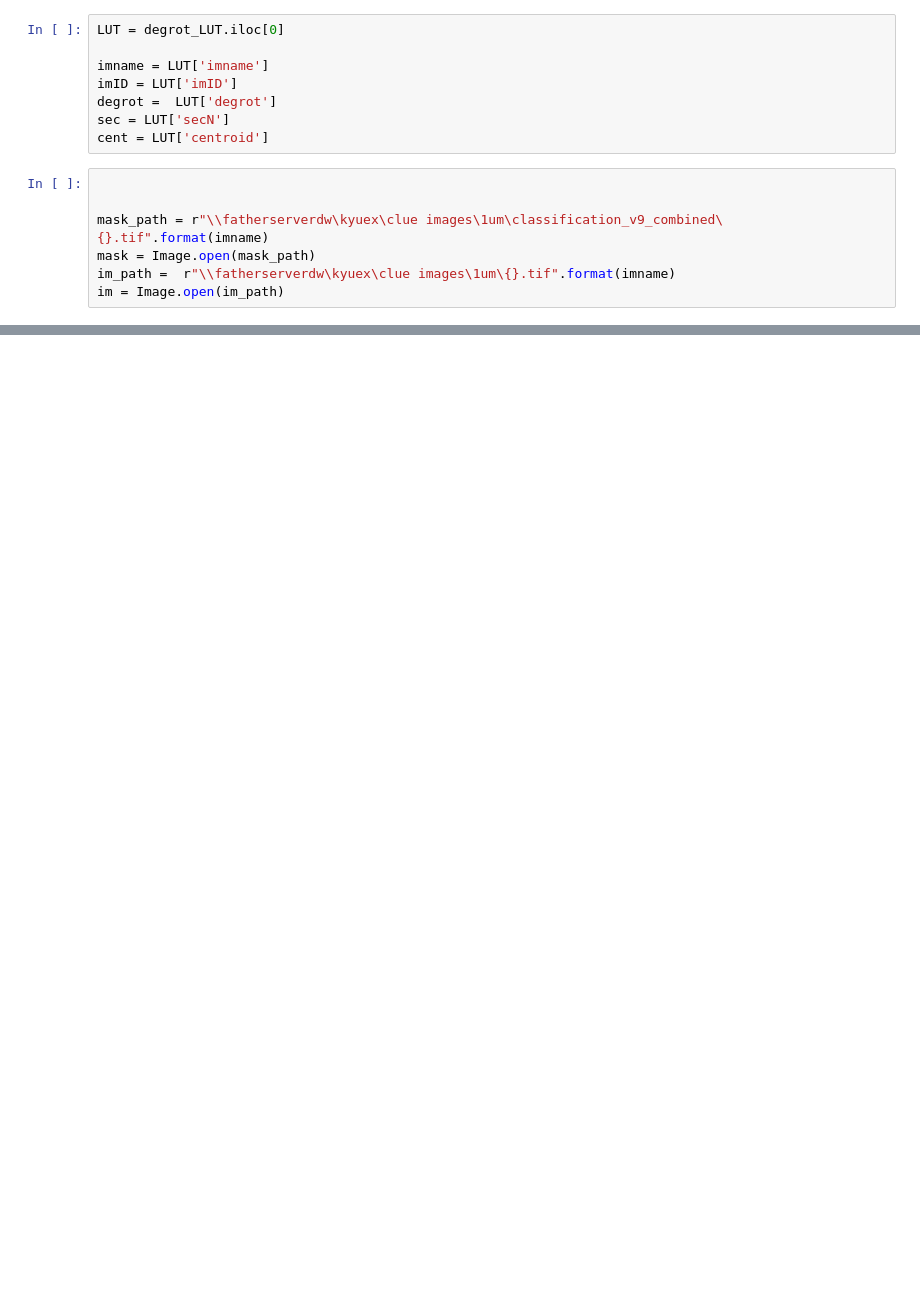
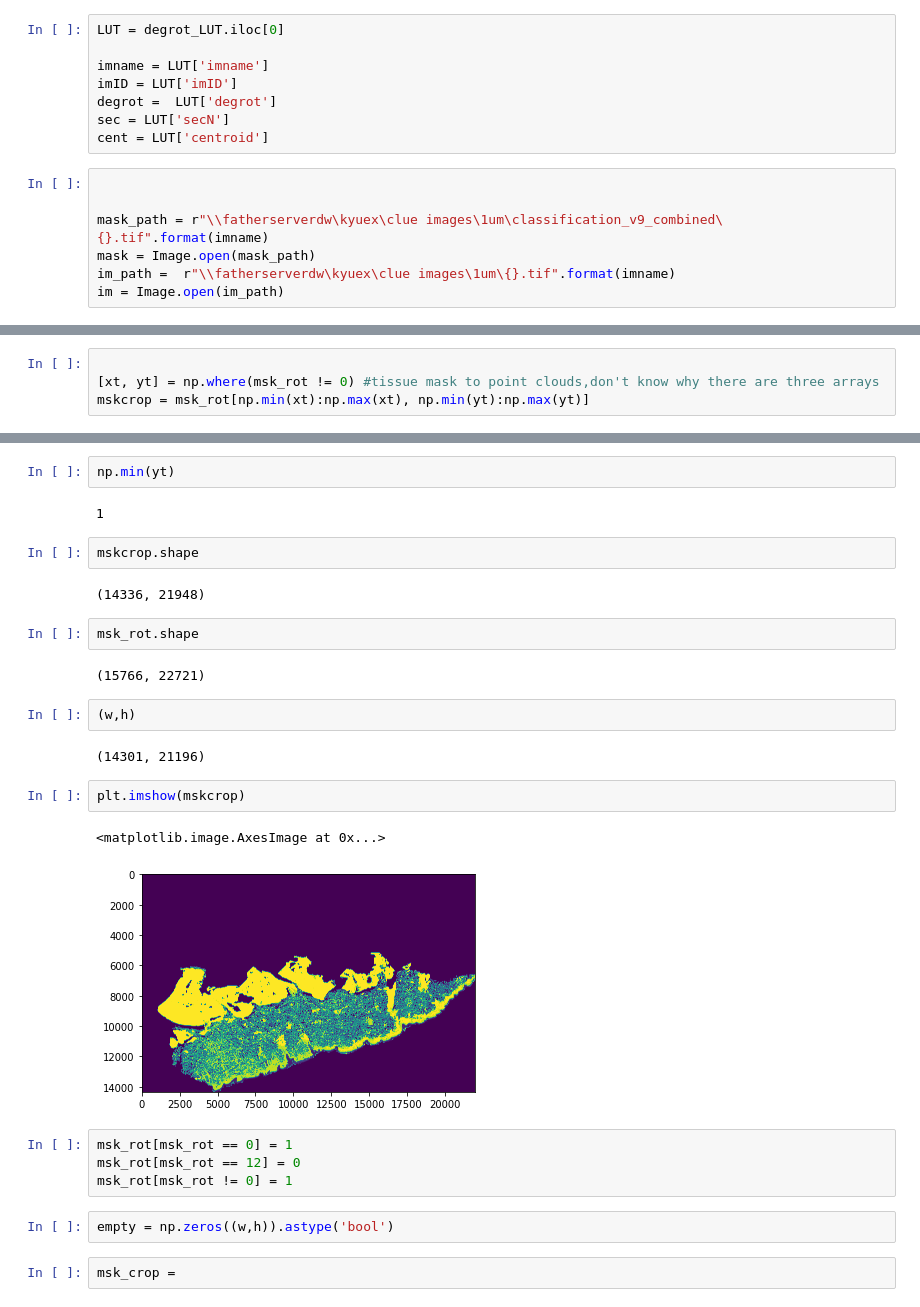
Before and after one commit to Wirtz-Lab/wsi_analysis, a Jupyter notebook: ashley/active/revert_DLcrop_to_DL.ipynb, the cells around one changed output, grey strips where cells are left out. Drawn from its saved outputs; the diff is of its cells as text; blank space fills up the shorter version.

```diff
--- a/ashley/active/revert_DLcrop_to_DL.ipynb
+++ b/ashley/active/revert_DLcrop_to_DL.ipynb
@@ -117,0 +131,4 @@ plt.imshow(im)
+# %%
+
+[xt, yt] = np.where(msk_rot != 0) #tissue mask to point clouds,don't know why there are three arrays
+mskcrop = msk_rot[np.min(xt):np.max(xt), np.min(yt):np.max(yt)]
@@ -117,0 +145,29 @@ plt.imshow(im)
+# %%
+np.min(yt)
+# %% [output]
+1
+# %%
+mskcrop.shape
+# %% [output]
+(14336, 21948)
+# %%
+msk_rot.shape
+# %% [output]
+(15766, 22721)
+# %%
+(w,h)
+# %% [output]
+(14301, 21196)
+# %%
+plt.imshow(mskcrop)
+# %% [output]
+<matplotlib.image.AxesImage at 0x...>
+[figure, added]
+# %%
+msk_rot[msk_rot == 0] = 1
+msk_rot[msk_rot == 12] = 0
+msk_rot[msk_rot != 0] = 1
+# %%
+empty = np.zeros((w,h)).astype('bool')
+# %%
+msk_crop =
```
Also changed, not shown: parts of 9 cells of this notebook, 3 other files.
